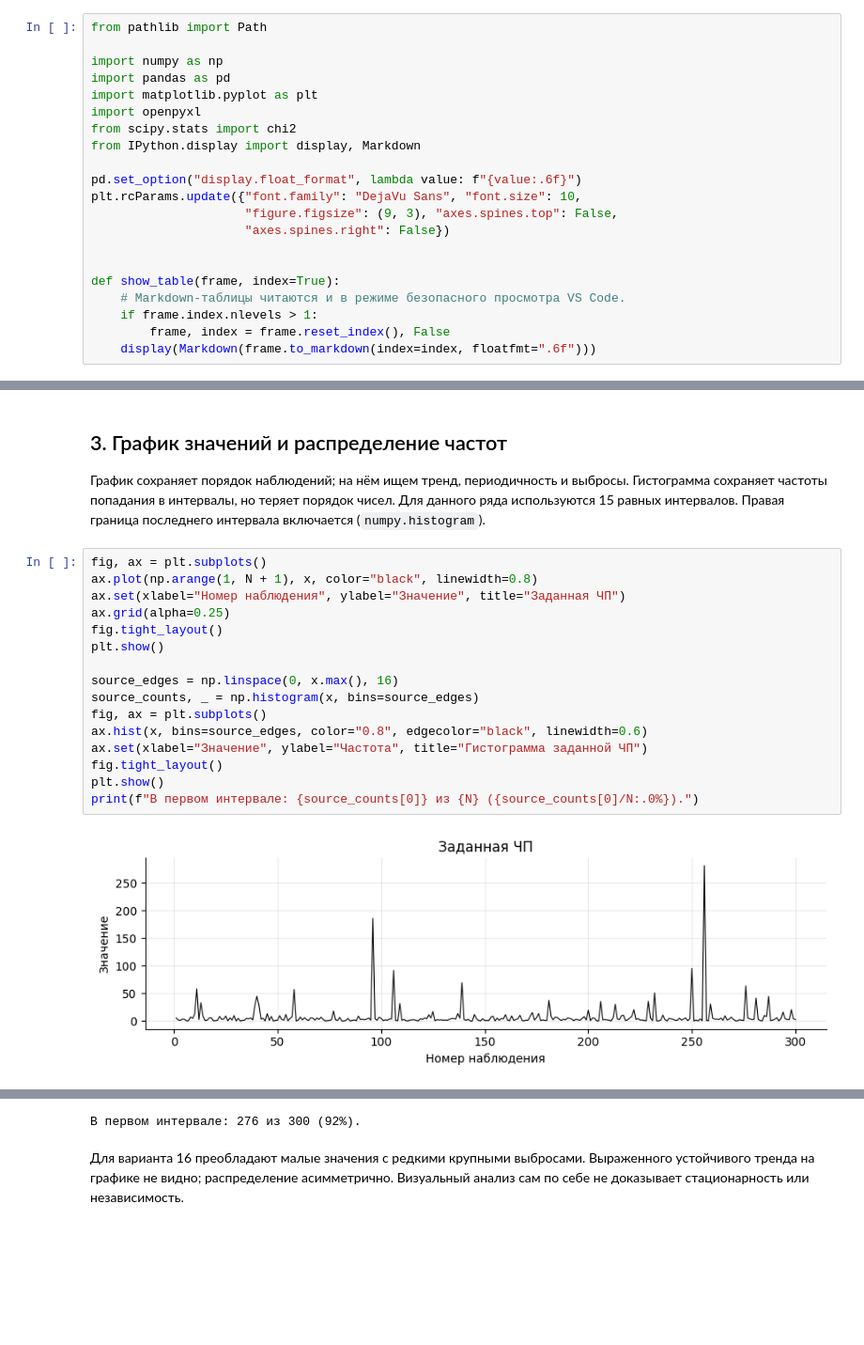
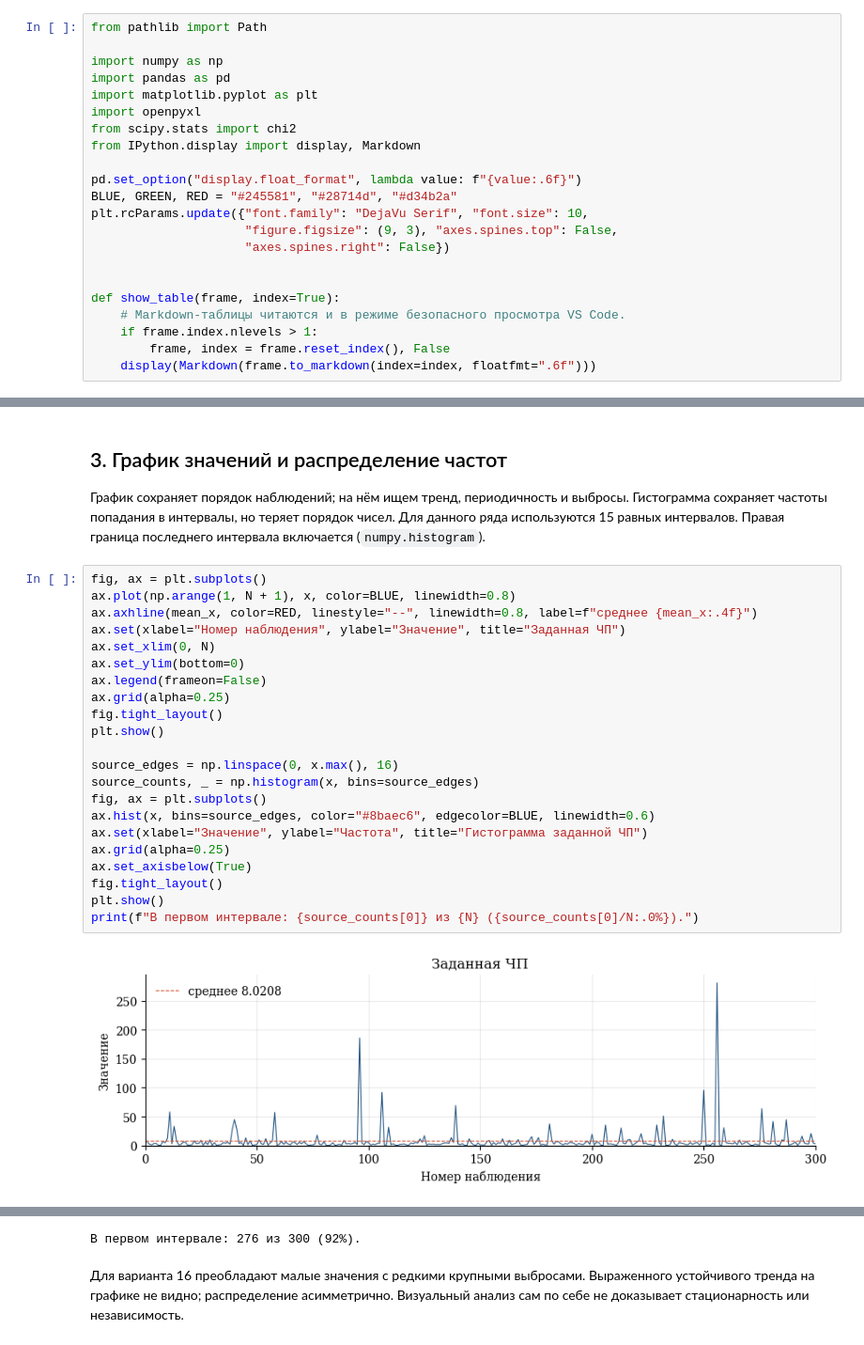
Before and after one commit to delovoyhomie/ITMO_labs, a Jupyter notebook: Modeling/Lab1/Lab1.ipynb, the cells around one changed output, grey strips where cells are left out. Shown at 94% size. Saved outputs shown, nothing was run; the diff lists cells and outputs as text; blank space fills up the shorter version.

```diff
--- a/Modeling/Lab1/Lab1.ipynb
+++ b/Modeling/Lab1/Lab1.ipynb
@@ -34,7 +34,8 @@ from scipy.stats import chi2
 from IPython.display import display, Markdown
 
 pd.set_option("display.float_format", lambda value: f"{value:.6f}")
-plt.rcParams.update({"font.family": "DejaVu Sans", "font.size": 10,
+BLUE, GREEN, RED = "#245581", "#28714d", "#d34b2a"
+plt.rcParams.update({"font.family": "DejaVu Serif", "font.size": 10,
                      "figure.figsize": (9, 3), "axes.spines.top": False,
                      "axes.spines.right": False})
 
@@ -203,19 +204,25 @@ print(f"Отклонение дисперсии при n=10 от n=300: {errors_
 интервала включается (`numpy.histogram`).
 # %%
 fig, ax = plt.subplots()
-ax.plot(np.arange(1, N + 1), x, color="black", linewidth=0.8)
+ax.plot(np.arange(1, N + 1), x, color=BLUE, linewidth=0.8)
+ax.axhline(mean_x, color=RED, linestyle="--", linewidth=0.8, label=f"среднее {mean_x:.4f}")
 ax.set(xlabel="Номер наблюдения", ylabel="Значение", title="Заданная ЧП")
+ax.set_xlim(0, N)
+ax.set_ylim(bottom=0)
+ax.legend(frameon=False)
 ax.grid(alpha=0.25)
 fig.tight_layout()
 plt.show()
 
 source_edges = np.linspace(0, x.max(), 16)
 source_counts, _ = np.histogram(x, bins=source_edges)
 fig, ax = plt.subplots()
-ax.hist(x, bins=source_edges, color="0.8", edgecolor="black", linewidth=0.6)
+ax.hist(x, bins=source_edges, color="#8baec6", edgecolor=BLUE, linewidth=0.6)
 ax.set(xlabel="Значение", ylabel="Частота", title="Гистограмма заданной ЧП")
+ax.grid(alpha=0.25)
+ax.set_axisbelow(True)
 fig.tight_layout()
 plt.show()
 print(f"В первом интервале: {source_counts[0]} из {N} ({source_counts[0]/N:.0%}).")
 # %% [output]
-[figure, old version]
+[figure, new version]
```
Also changed, not shown: parts of 9 cells of this notebook, 14 other files.
